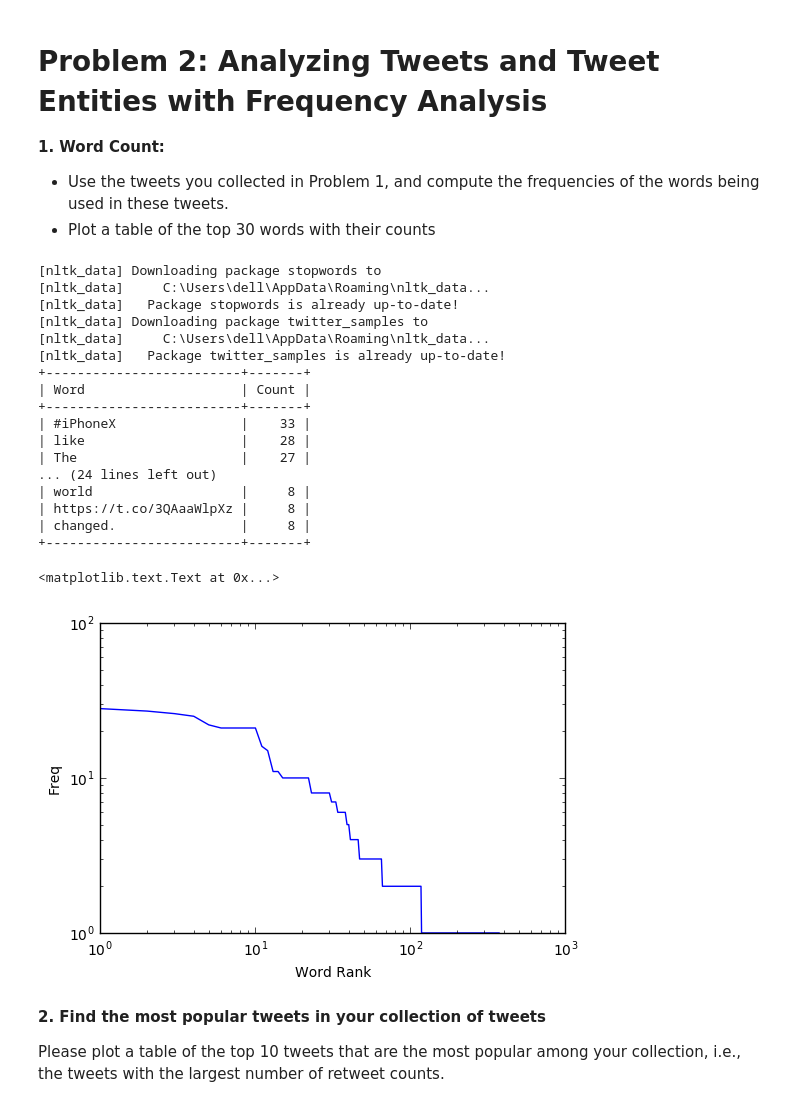
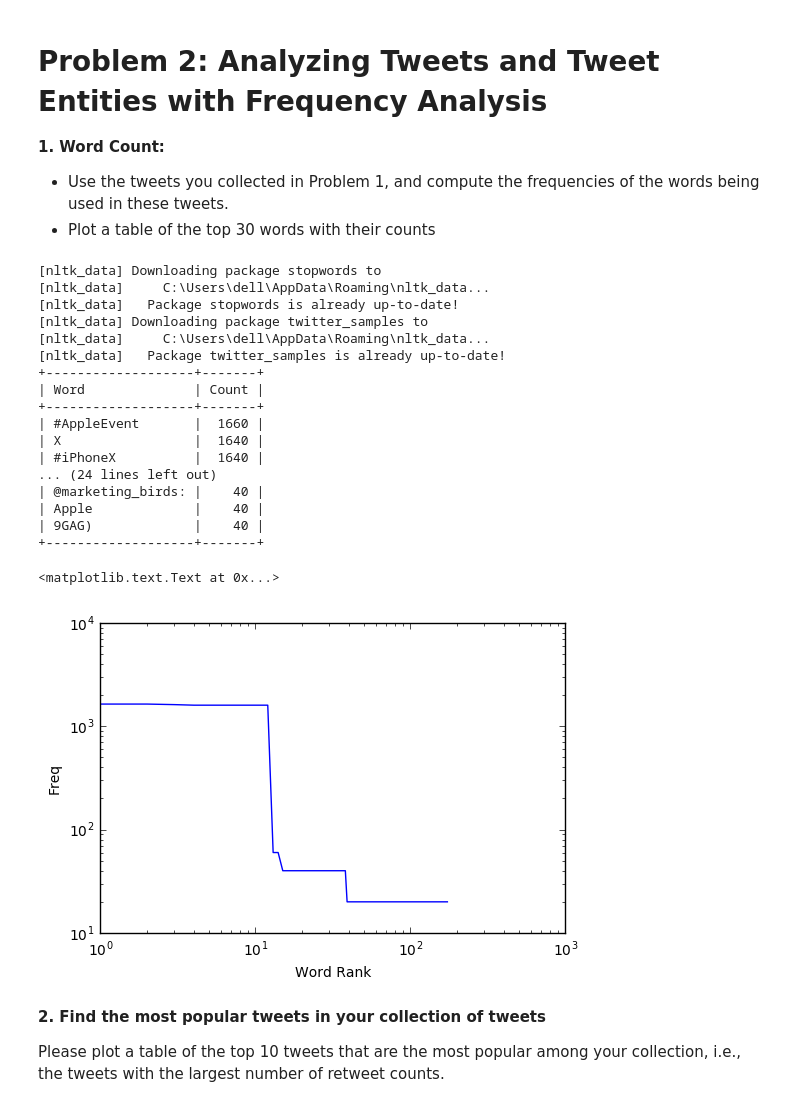
Before and after one commit to DS501-17F-Team14/Case-Study-1, a Jupyter notebook: CaseStudy1.ipynb, the cells around one changed output. Drawn from its saved outputs; the diff is of its cells as text; code cells hidden in the pictures.

```diff
--- a/CaseStudy1.ipynb
+++ b/CaseStudy1.ipynb
@@ -71,7 +71,7 @@ print(oauth)
 #collect data from twiter
 
 q = '#iPhone8'
-count =10000000
+count =100
 
 twitter_api = oauth_login()
 
@@ -80,14 +80,16 @@ twitter_api = oauth_login()
 
 geocentre=[[40.712784,-74.005941], [19.075984, 72.877656], [51.507351, -0.127758]]
 centercity= ['New York', 'Mumbai', 'London']
-max_range = 1000
+max_range = 100
 i = 0
 for city in geocentre:
-    search_results = twitter_api.search.tweets(q = q, geocode = "%f,%f,%dkm" % (city[0], city[1], max_range), count = count, lang = 'en')
-    statuses = search_results['statuses']
+    statuses = []
+    for _ in range(20):
+        search_results =twitter_api.search.tweets(q = q, geocode = "%f,%f,%dkm" % (city[0], city[1], max_range), count = count, lang = 'en')
+        statuses  +=search_results['statuses']
 
     # Iterate through 5 more batches of results by following the cursor
-    for _ in range(5):
+    for _ in range(50):
         print("Length of statuses", len(statuses))
         try:
             next_results = search_results['search_metadata']['next_results']
@@ -101,7 +103,7 @@ for city in geocentre:
         search_results = twitter_api.search.tweets(**kwargs)
         statuses += search_results['statuses']
 
-    with open('%s.json'%(centercity[i]), 'w') as outfile:
-        json.dump(statuses, outfile)
+    with open('%s 09.14.2017.json'%(centercity[i]), 'w') as outfile:
+        json.dump(statuses, outfile, indent=3)
     i+=1
 # %% [output]
@@ -150,46 +152,46 @@ def unwantWords():
     unwant += list(string.punctuation)
     return unwant
 
-statues = json.loads(open('Mumbai.json').read())
+statues = json.loads(open('London 09.14.2017.json').read())
 status_texts = [ status['text']
                  for status in statuses ]
 words = []
 unwantwords = unwantWords()
 for t in status_texts:
     for w in t.split():
         if w not in unwantwords:
             words.append(w)
 
 c= collections.Counter(words)
 pt = PrettyTable(field_names=['Word', 'Count'])
 [pt.add_row(row) for row in c.most_common()[:30]]
 pt.align["Word"], pt.align['Count'] = 'l', 'r'
 print(pt)
 
 word_counts = sorted(c.values(), reverse=True)
 plt.loglog(word_counts)
 plt.ylabel("Freq")
 plt.xlabel("Word Rank")
 # %% [output]
 [nltk_data] Downloading package stopwords to
 [nltk_data]     C:\Users\dell\AppData\Roaming\nltk_data...
 [nltk_data]   Package stopwords is already up-to-date!
 [nltk_data] Downloading package twitter_samples to
 [nltk_data]     C:\Users\dell\AppData\Roaming\nltk_data...
 [nltk_data]   Package twitter_samples is already up-to-date!
-+-------------------------+-------+
-| Word                    | Count |
-+-------------------------+-------+
-| #iPhoneX                |    33 |
-| like                    |    28 |
-| The                     |    27 |
++-------------------+-------+
+| Word              | Count |
++-------------------+-------+
+| #AppleEvent       |  1660 |
+| X                 |  1640 |
+| #iPhoneX          |  1640 |
 ... (24 lines left out)
-| world                   |     8 |
-| https://t.co/3QAaaWlpXz |     8 |
-| changed.                |     8 |
-+-------------------------+-------+
+| @marketing_birds: |    40 |
+| Apple             |    40 |
+| 9GAG)             |    40 |
++-------------------+-------+
 <matplotlib.text.Text at 0x...>
-[figure, old version]
+[figure, new version]
 # %% [markdown]
 **2. Find the most popular tweets in your collection of tweets**
 
```
Also changed, not shown: parts of 7 cells of this notebook.
